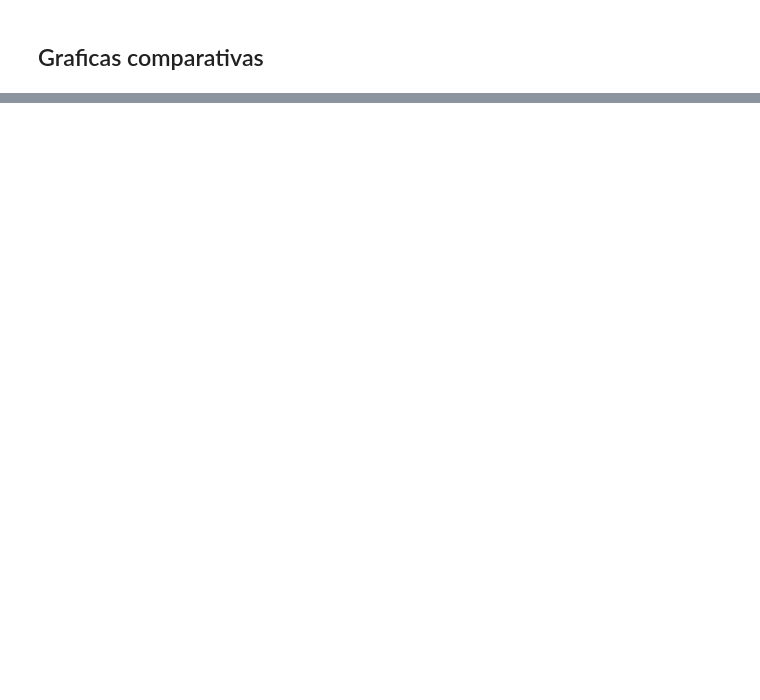
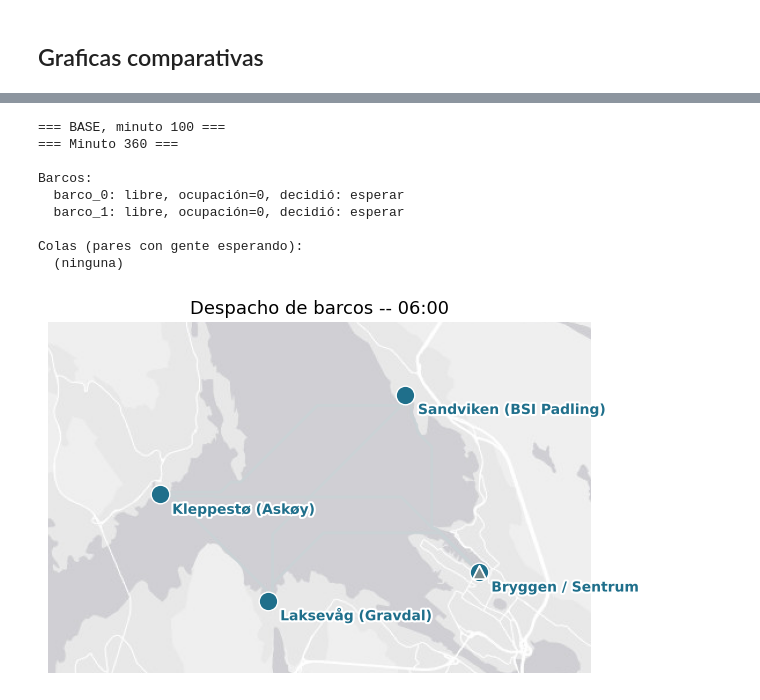
Before and after one commit to HaiderFonseca/NHH-Schedule-Free-Autonomous-Boats-in-Bergen, a Jupyter notebook: simulacion/notebooks/05_comparacion_agente_vs_base.ipynb, the cells around one changed output, grey strips where cells are left out. Saved outputs shown, nothing was run; the diff lists cells and outputs as text; code cells hidden in the pictures; blank space fills up the shorter version.

```diff
--- a/simulacion/notebooks/05_comparacion_agente_vs_base.ipynb
+++ b/simulacion/notebooks/05_comparacion_agente_vs_base.ipynb
@@ -321,0 +442,15 @@ fig.show()
+# %%
+print("=== BASE, minuto 100 ===")
+fig = viz.inspeccionar(100, env_base_ejemplo, gdf_nodos, gdf_rutas, matriz_tiempos, fondo=fondo_mapa)
+plt.show()
+# %% [output]
+=== BASE, minuto 100 ===
+=== Minuto 360 ===
+
+Barcos:
+  barco_0: libre, ocupación=0, decidió: esperar
+  barco_1: libre, ocupación=0, decidió: esperar
+
+Colas (pares con gente esperando):
+  (ninguna)
+[figure, added]
```
Also changed, not shown: parts of 17 cells of this notebook, 32 other files.
